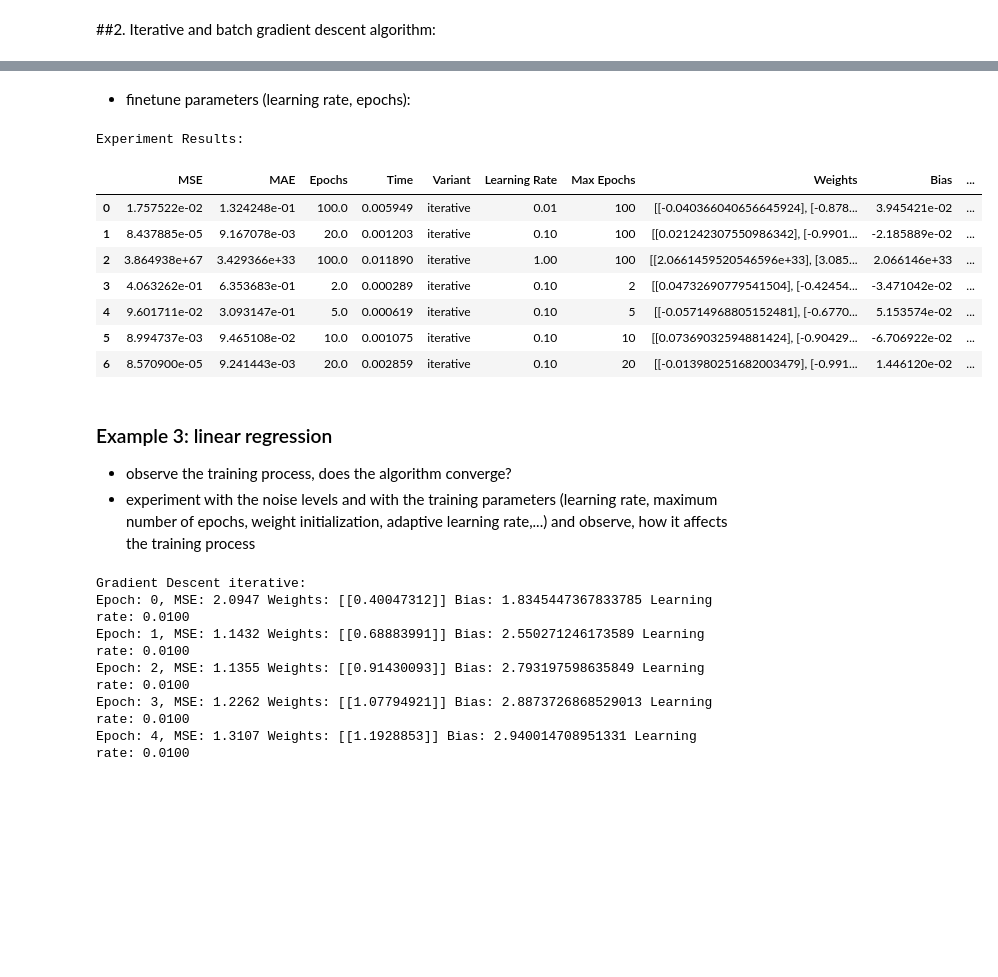
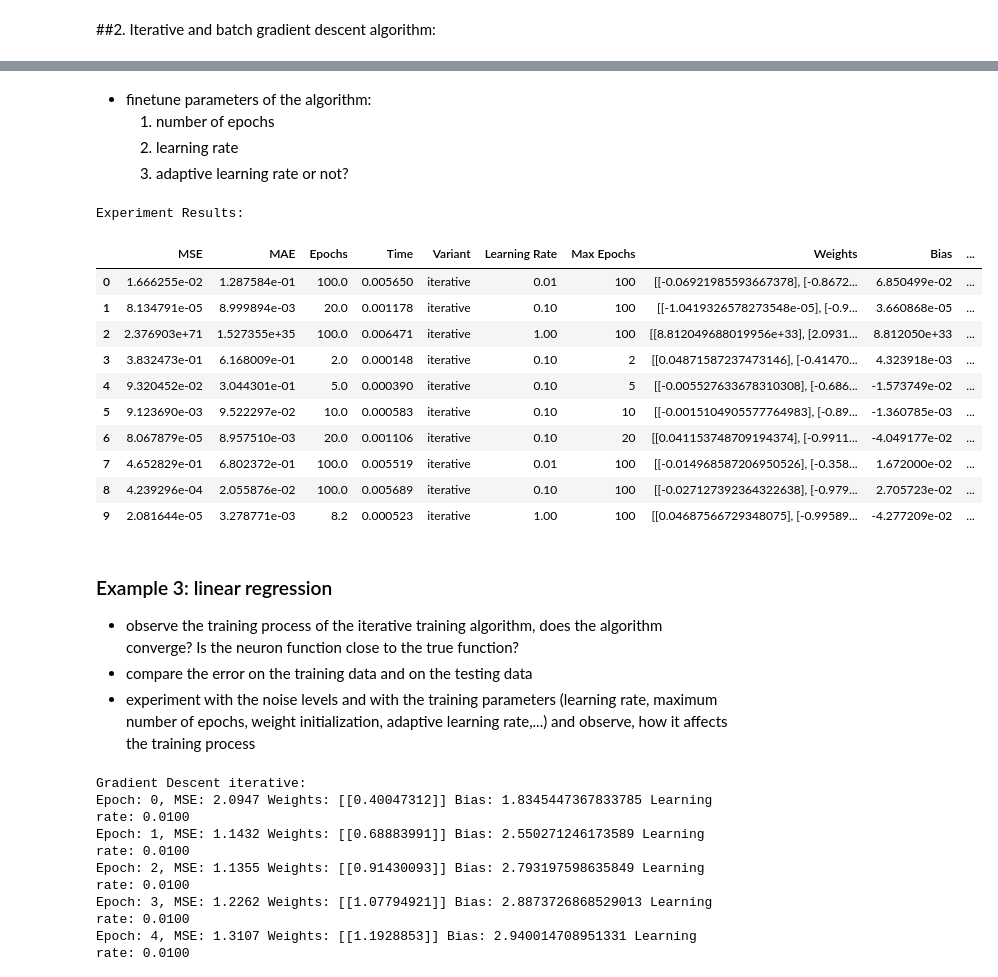
Before and after one commit to reitezuz/18NES1-2025-, a Jupyter notebook: week3/linear_neuron.ipynb, the cells around one changed output, grey strips where cells are left out. Cells and saved outputs as stored; diff of their text form; code cells hidden in the pictures; blank space fills up the shorter version.

```diff
--- a/week3/linear_neuron.ipynb
+++ b/week3/linear_neuron.ipynb
@@ -953,47 +967,62 @@ MSE error: 0.0007265281638858428
-# %% [markdown]
-- finetune parameters (learning rate, epochs):
+# %% [markdown]
+- finetune parameters of the algorithm:
+    1. number of epochs
+    2. learning rate
+    3. adaptive learning rate or not?
 # %%
 # DataFrame to store the results for comparisons:
 experiment_results_r = pd.DataFrame(columns=['MSE', 'MAE', 'Epochs', 'Time', 'Variant', 'Learning Rate', 'Max Epochs', 'Weights', 'Bias', 'Data Description'])
 #np.random.seed(42)  # For reproducibility
 inputs = np.array([[1, -1], [1, 1]])
 true_outputs = np.array([1, -1])
 data_description_orig = "Ex. 2"
 variant = "iterative"
 
 # Perceptron parameters:
 adaptive_learning_rate = False
 batch_size = 4
 min_error = 0.0001
 epochs = 100
 learning_rate = 0.1
 init_method = 'random'
 print_progress = False
 data_description = data_description_orig + " " + ("adaptive " if adaptive_learning_rate else "non-adaptive ") + str(min_error) + (str(batch_size) if variant == "batch" else "")
 
+# learning rate:
 for learning_rate in [0.01, 0.1 , 1]:
-    run_example_multiple_times(experiment_results_r, inputs, true_outputs, epochs, init_method , learning_rate, print_progress, variant, data_description, adaptive_learning_rate, min_error, batch_size)
+    run_example_multiple_times(experiment_results_r, (inputs, true_outputs), None,  epochs, init_method , learning_rate, print_progress, variant, data_description, adaptive_learning_rate, min_error, batch_size)
 
+# epochs:
 learning_rate = 0.1
 for epochs in [2, 5, 10, 20]:
-    run_example_multiple_times(experiment_results_r, inputs, true_outputs, epochs, init_method , learning_rate, print_progress, variant, data_description, adaptive_learning_rate, min_error, batch_size)
+    run_example_multiple_times(experiment_results_r, (inputs, true_outputs), None, epochs, init_method , learning_rate, print_progress, variant, data_description, adaptive_learning_rate, min_error, batch_size)
 
+# adaptive learning rate:
+adaptive_learning_rate = True
+data_description = data_description_orig + " " + ("adaptive " if adaptive_learning_rate else "non-adaptive ") + str(min_error) + (str(batch_size) if variant == "batch" else "")
+epochs = 100
+for learning_rate in [0.01, 0.1 , 1]:
+    run_example_multiple_times(experiment_results_r, (inputs, true_outputs), None, epochs, init_method , learning_rate, print_progress, variant, data_description, adaptive_learning_rate, min_error, batch_size)
 
 print("\nExperiment Results:")
-experiment_results_r
+experiment_results_r #.round(5)
 # %% [output]
 Experiment Results:
 |  | MSE | MAE | Epochs | Time | Variant | Learning Rate | Max Epochs | Weights | Bias | ... |
-| 0 | 1.757522e-02 | 1.324248e-01 | 100.0 | 0.005949 | iterative | 0.01 | 100 | [[-0.040366040656645924], [-0.878... | 3.945421e-02 | ... |
-| 1 | 8.437885e-05 | 9.167078e-03 | 20.0 | 0.001203 | iterative | 0.10 | 100 | [[0.021242307550986342], [-0.9901... | -2.185889e-02 | ... |
-| 2 | 3.864938e+67 | 3.429366e+33 | 100.0 | 0.011890 | iterative | 1.00 | 100 | [[2.0661459520546596e+33], [3.085... | 2.066146e+33 | ... |
-| 3 | 4.063262e-01 | 6.353683e-01 | 2.0 | 0.000289 | iterative | 0.10 | 2 | [[0.04732690779541504], [-0.42454... | -3.471042e-02 | ... |
-| 4 | 9.601711e-02 | 3.093147e-01 | 5.0 | 0.000619 | iterative | 0.10 | 5 | [[-0.05714968805152481], [-0.6770... | 5.153574e-02 | ... |
-| 5 | 8.994737e-03 | 9.465108e-02 | 10.0 | 0.001075 | iterative | 0.10 | 10 | [[0.07369032594881424], [-0.90429... | -6.706922e-02 | ... |
-| 6 | 8.570900e-05 | 9.241443e-03 | 20.0 | 0.002859 | iterative | 0.10 | 20 | [[-0.013980251682003479], [-0.991... | 1.446120e-02 | ... |
+| 0 | 1.666255e-02 | 1.287584e-01 | 100.0 | 0.005650 | iterative | 0.01 | 100 | [[-0.06921985593667378], [-0.8672... | 6.850499e-02 | ... |
+| 1 | 8.134791e-05 | 8.999894e-03 | 20.0 | 0.001178 | iterative | 0.10 | 100 | [[-1.0419326578273548e-05], [-0.9... | 3.660868e-05 | ... |
+| 2 | 2.376903e+71 | 1.527355e+35 | 100.0 | 0.006471 | iterative | 1.00 | 100 | [[8.812049688019956e+33], [2.0931... | 8.812050e+33 | ... |
+| 3 | 3.832473e-01 | 6.168009e-01 | 2.0 | 0.000148 | iterative | 0.10 | 2 | [[0.04871587237473146], [-0.41470... | 4.323918e-03 | ... |
+| 4 | 9.320452e-02 | 3.044301e-01 | 5.0 | 0.000390 | iterative | 0.10 | 5 | [[-0.005527633678310308], [-0.686... | -1.573749e-02 | ... |
+| 5 | 9.123690e-03 | 9.522297e-02 | 10.0 | 0.000583 | iterative | 0.10 | 10 | [[-0.0015104905577764983], [-0.89... | -1.360785e-03 | ... |
+| 6 | 8.067879e-05 | 8.957510e-03 | 20.0 | 0.001106 | iterative | 0.10 | 20 | [[0.041153748709194374], [-0.9911... | -4.049177e-02 | ... |
+| 7 | 4.652829e-01 | 6.802372e-01 | 100.0 | 0.005519 | iterative | 0.01 | 100 | [[-0.014968587206950526], [-0.358... | 1.672000e-02 | ... |
+| 8 | 4.239296e-04 | 2.055876e-02 | 100.0 | 0.005689 | iterative | 0.10 | 100 | [[-0.027127392364322638], [-0.979... | 2.705723e-02 | ... |
+| 9 | 2.081644e-05 | 3.278771e-03 | 8.2 | 0.000523 | iterative | 1.00 | 100 | [[0.04687566729348075], [-0.99589... | -4.277209e-02 | ... |
 # %% [markdown]
 ### Example 3: linear regression
-- observe the training process, does the algorithm converge?
+- observe the training process of the iterative training algorithm, does the algorithm converge? Is the neuron function close to the true function?
+- compare the error on the training data and on the testing data
 - experiment with the noise levels and with the training parameters (learning rate, maximum number of epochs, weight initialization, adaptive learning rate,...) and observe, how it affects the training process
 # %%
 # Example: linear regression
```
Also changed, not shown: parts of 20 cells of this notebook.
